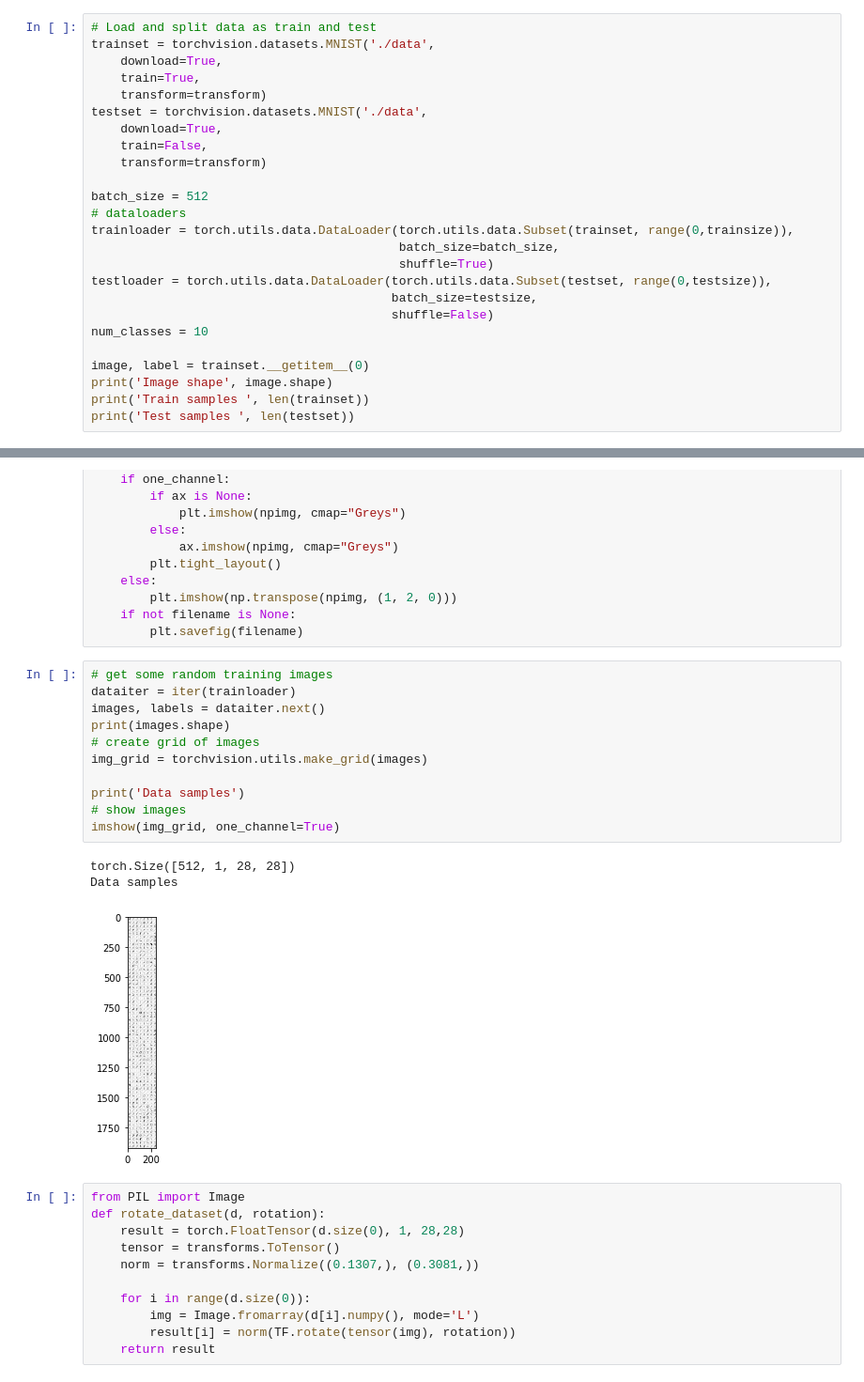
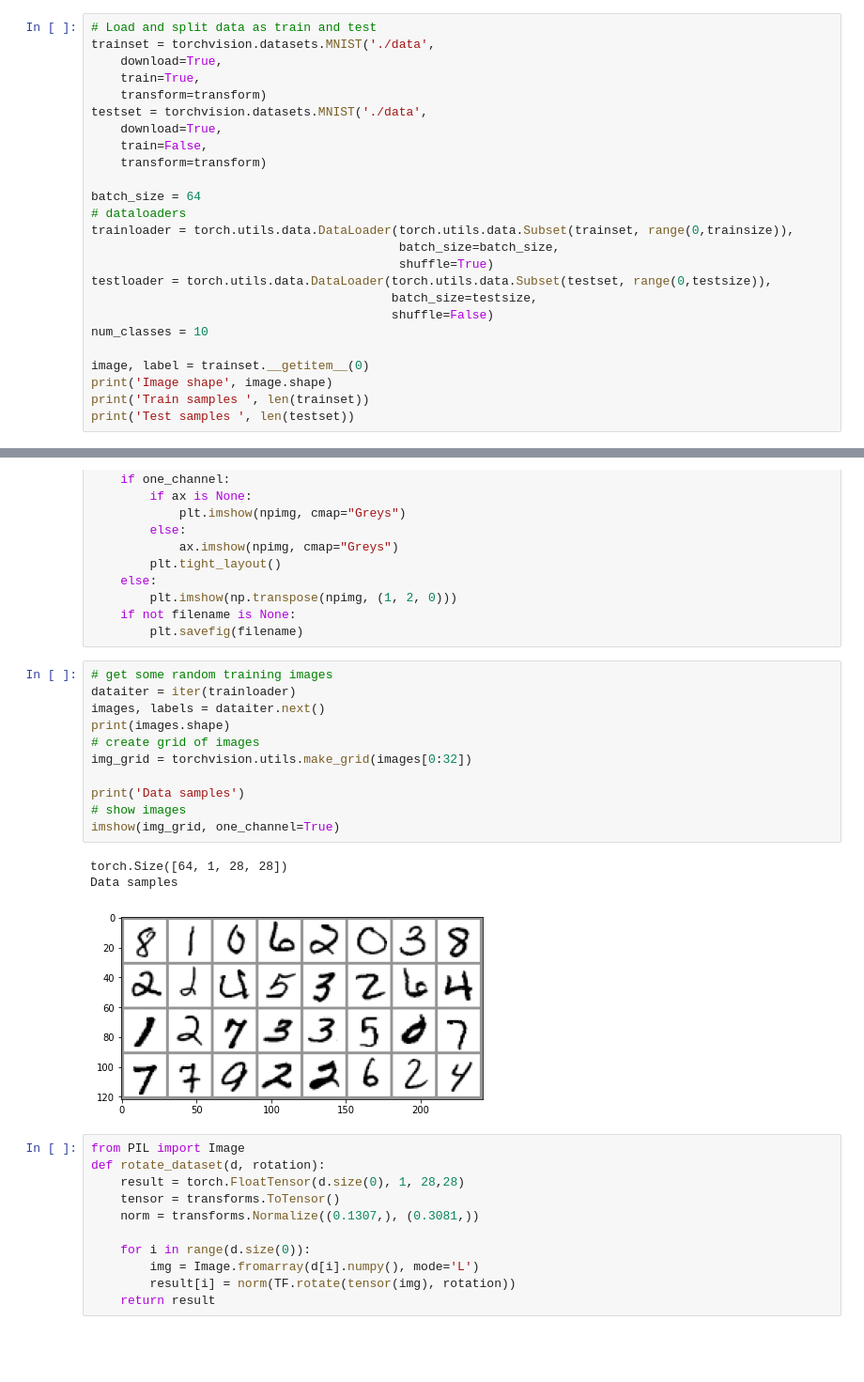
Before and after one commit to yamsgithub/modular_deep_learning, a Jupyter notebook: aaai_2022/notebooks/mnist_classification.ipynb, the cells around one changed output, grey strips where cells are left out. Shown at 94% size. Cells and saved outputs as stored; diff of their text form; blank space fills up the shorter version.

```diff
--- a/aaai_2022/notebooks/mnist_classification.ipynb
+++ b/aaai_2022/notebooks/mnist_classification.ipynb
@@ -82,7 +84,7 @@ testset = torchvision.datasets.MNIST('./data',
     train=False,
     transform=transform)
 
-batch_size = 512
+batch_size = 64
 # dataloaders
 trainloader = torch.utils.data.DataLoader(torch.utils.data.Subset(trainset, range(0,trainsize)),
                                           batch_size=batch_size,
@@ -121,18 +123,18 @@ def imshow(img, one_channel=False, filename=None, ax=None):
 # %%
 # get some random training images
 dataiter = iter(trainloader)
 images, labels = dataiter.next()
 print(images.shape)
 # create grid of images
-img_grid = torchvision.utils.make_grid(images)
+img_grid = torchvision.utils.make_grid(images[0:32])
 
 print('Data samples')
 # show images
 imshow(img_grid, one_channel=True)
 # %% [output]
-torch.Size([512, 1, 28, 28])
+torch.Size([64, 1, 28, 28])
 Data samples
-[figure, old version]
+[figure, new version]
 # %%
 from PIL import Image
 def rotate_dataset(d, rotation):
```
Also changed, not shown: parts of 35 cells of this notebook, 1 other file.
